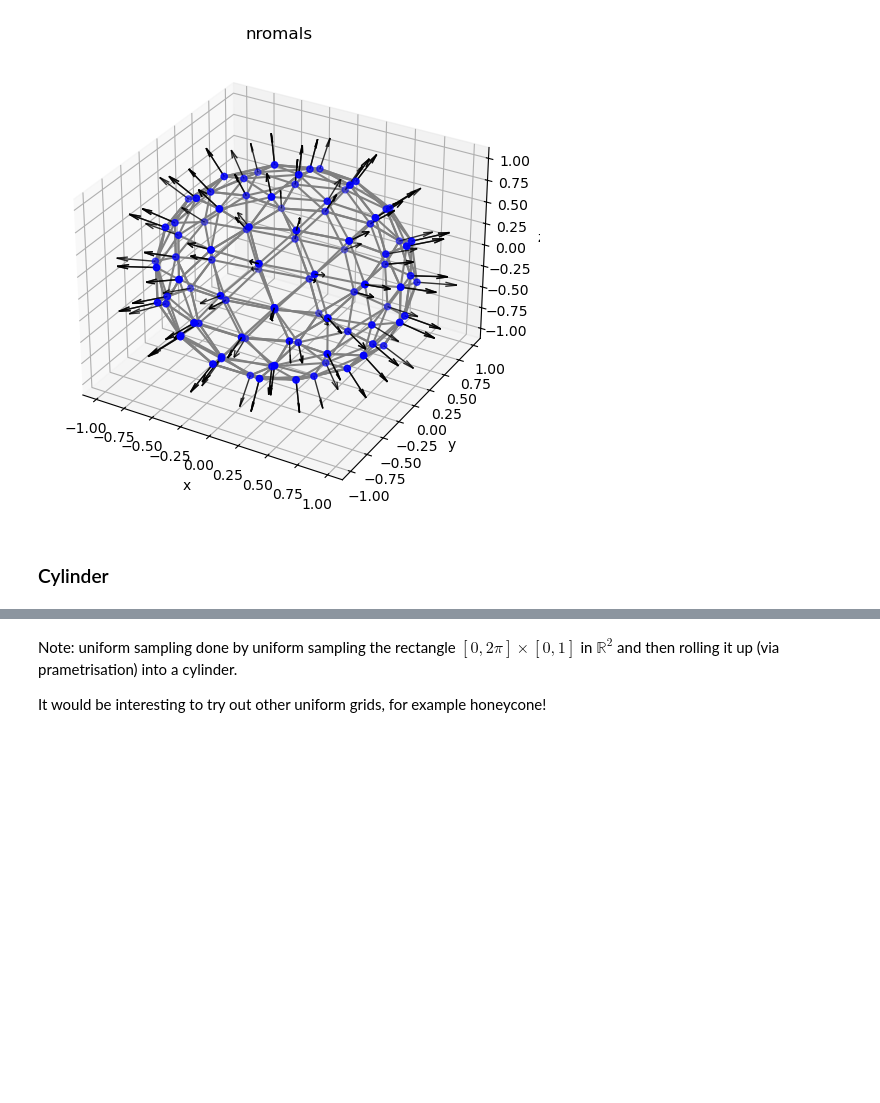
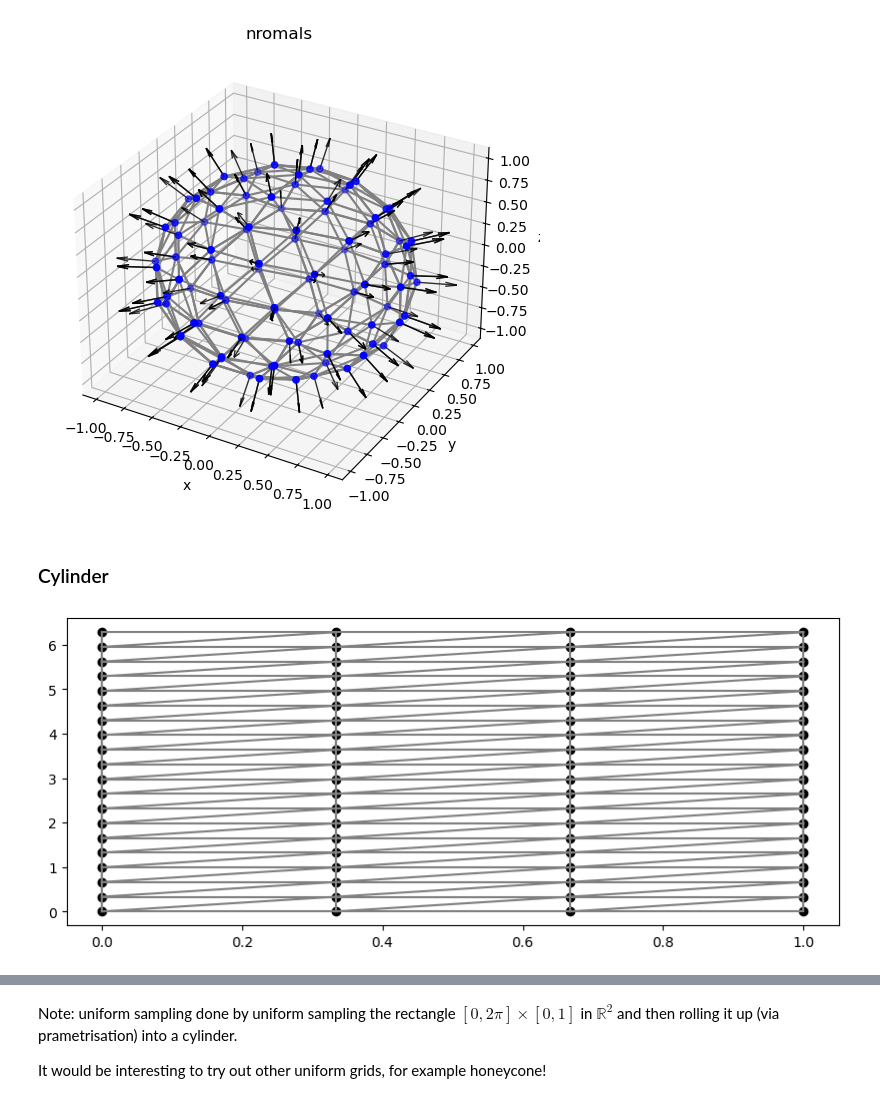
Before and after one commit to dHuberYoumans/maths, a Jupyter notebook: MeanCurvFlow/notebook/MeanCurvFlow.ipynb, the cells around one changed output, grey strips where cells are left out. Cells and saved outputs as stored; diff of their text form; code cells hidden in the pictures; blank space fills up the shorter version.

```diff
--- a/MeanCurvFlow/notebook/MeanCurvFlow.ipynb
+++ b/MeanCurvFlow/notebook/MeanCurvFlow.ipynb
@@ -160,3 +160,7 @@ cylinder = geomObj.Cylinder(steps=5)
+# %%
+cylinder.plot_planar_mesh()
+# %% [output]
+[figure, added]
 # %%
 cylinder.plot_surface()
 # %% [output]
```
Also changed, not shown: parts of 6 cells of this notebook.
